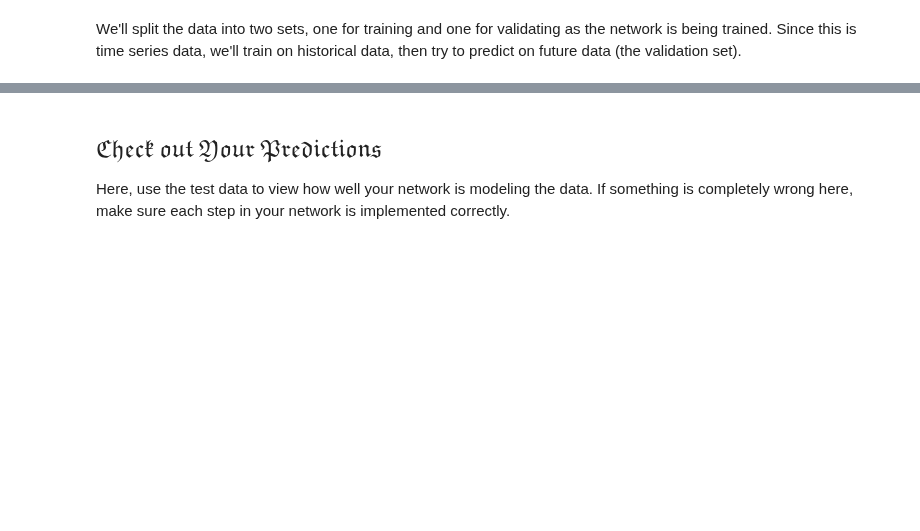
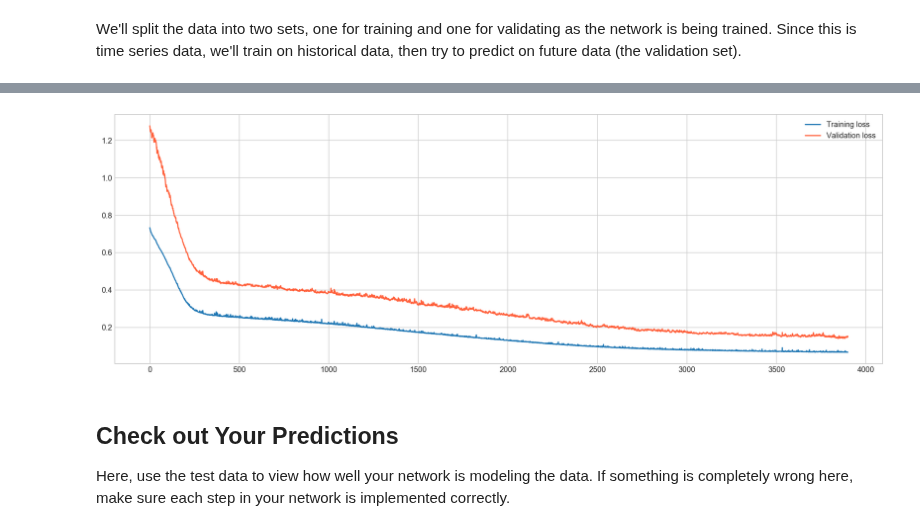
Before and after one commit to OlgaBelitskaya/deep_learning_nanodegree_nd101, a Jupyter notebook: Deep_Learning_ND_P1/DL_ND_P1_V0.ipynb, the cells around one changed output, grey strips where cells are left out. Cells and saved outputs as stored; diff of their text form; code cells hidden in the pictures; blank space fills up the shorter version.

```diff
--- a/Deep_Learning_ND_P1/DL_ND_P1_V0.ipynb
+++ b/Deep_Learning_ND_P1/DL_ND_P1_V0.ipynb
@@ -303,5 +320,5 @@ class NeuralNetwork(object):
 # %%
 hide_code
 def MSE(y, Y):
-    return np.mean((y-Y)**2)
+    return np.mean(np.array((y-Y)**2))
 # %% [markdown]
@@ -384,9 +408,9 @@ The more hidden nodes you have, the more accurate predictions the model will mak
 # %%
 hide_code
 ### Set the hyperparameters here ###
-iterations = 100
-learning_rate = 0.1
-hidden_nodes = 2
+iterations = 4000
+learning_rate = 0.5
+hidden_nodes = 28
 output_nodes = 1
 
 N_i = train_features.shape[1]
@@ -396,16 +420,16 @@ losses = {'train':[], 'validation':[]}
 for ii in range(iterations):
     # Go through a random batch of 128 records from the training data set
     batch = np.random.choice(train_features.index, size=128)
-    X, y = train_features.ix[batch].values, train_targets.ix[batch]['cnt']
+    X, y = train_features.iloc[batch].values, train_targets.iloc[batch]['cnt']
 
     network.train(X, y)
 
     # Printing out the training progress
     train_loss = MSE(network.run(train_features).T, train_targets['cnt'].values)
     val_loss = MSE(network.run(val_features).T, val_targets['cnt'].values)
-    sys.stdout.write("\rProgress: {:2.1f}".format(100 * ii/float(iterations)) \
-                     + "% ... Training loss: " + str(train_loss)[:5] \
-                     + " ... Validation loss: " + str(val_loss)[:5])
+    sys.stdout.write("\rProgress: {:2.1f}".format(100 * ii/float(iterations)) + \
+                     "% ... Training loss: " + str(train_loss)[:5] +
+                     " ... Validation loss: " + str(val_loss)[:5])
     sys.stdout.flush()
 
     losses['train'].append(train_loss)
@@ -413,10 +439,13 @@ for ii in range(iterations):
 # %%
 hide_code
-plt.plot(losses['train'], label='Training loss')
-plt.plot(losses['validation'], label='Validation loss')
+
+plt.plot(losses['train'][100:], label='Training loss')
+plt.plot(losses['validation'][100:], color='#ff603b', label='Validation loss')
 plt.legend()
 _ = plt.ylim()
+# %% [output]
+[figure, added]
 # %% [markdown]
-## $\mathfrak {Check \ out \ Your \ Predictions}$
+## Check out Your Predictions
 
 Here, use the test data to view how well your network is modeling the data. If something is completely wrong here, make sure each step in your network is implemented correctly.
```
Also changed, not shown: parts of 17 cells of this notebook.
